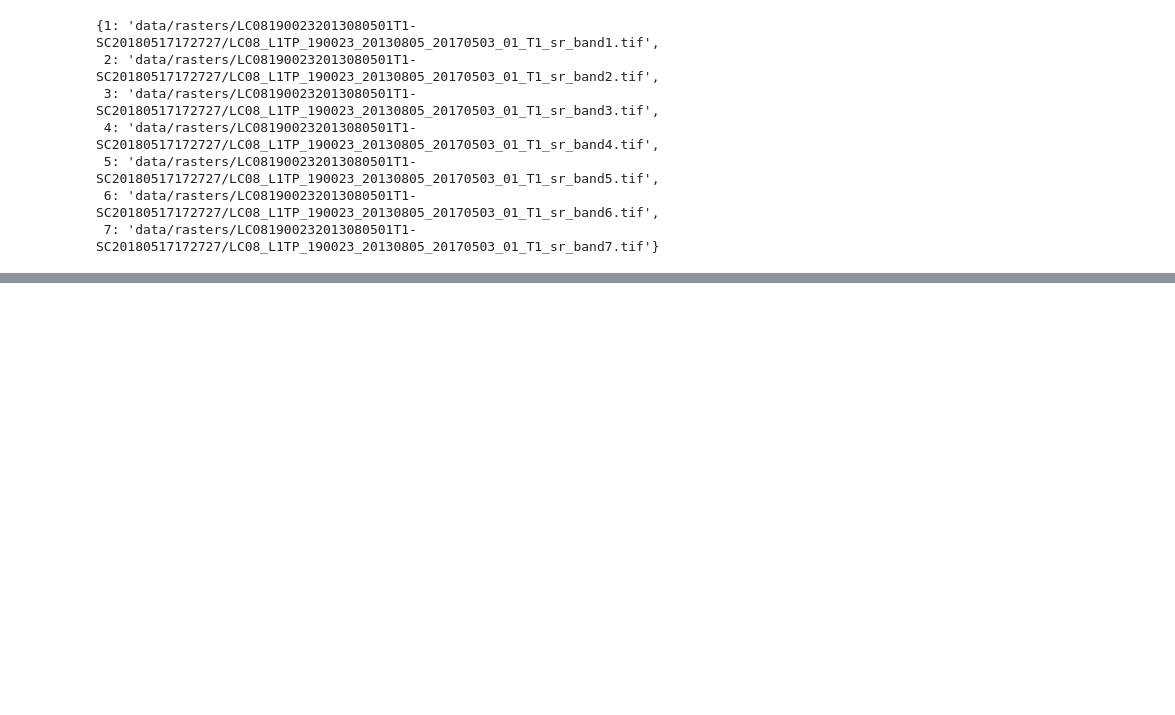
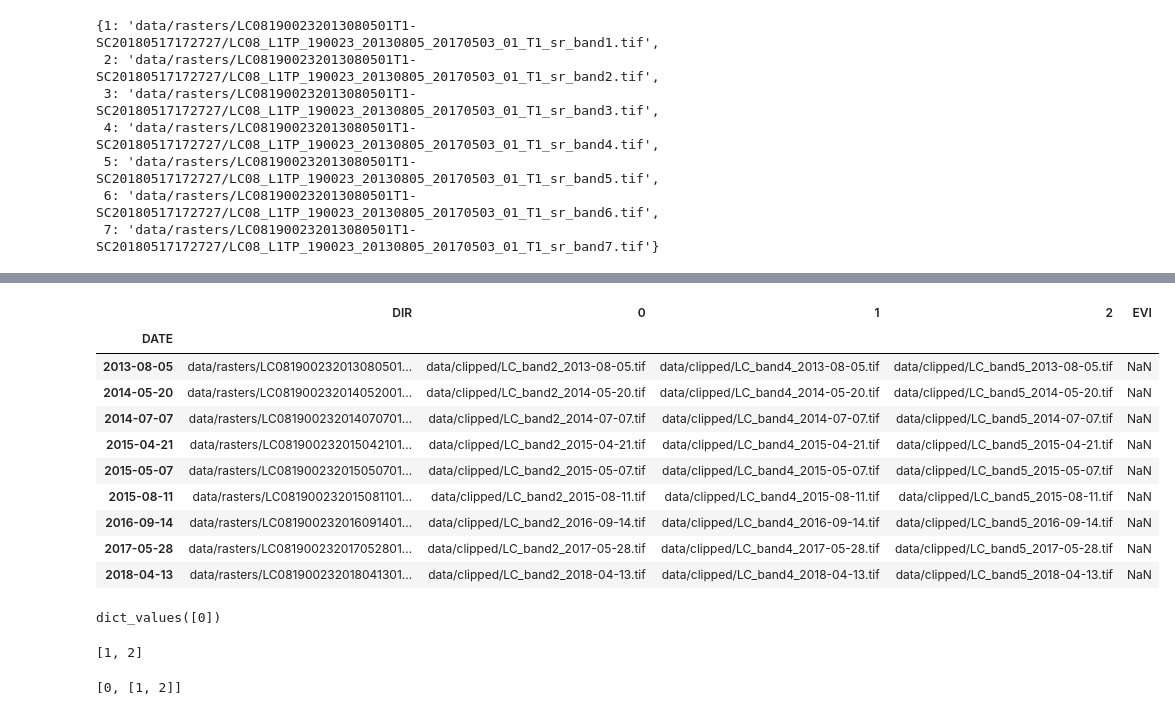
Before and after one commit to feleHaile/projections-clouds-and-Gdansk-Bay, a Jupyter notebook: t0.ipynb, the cells around one changed output, grey strips where cells are left out. Drawn from its saved outputs; the diff is of its cells as text; code cells hidden in the pictures; blank space fills up the shorter version.

```diff
--- a/t0.ipynb
+++ b/t0.ipynb
@@ -71,6 +76,8 @@ dataset
 # Prepare Area of Interest
 
 def get_epsg_from_raster(raster_address):
+    """Function reads raster data and gets its coordinate reference system.
+    Then it is converted to the European Petroleum Survey Group (EPSG) reference number."""
     with rio.open(raster_address) as f:
         band_crs = f.crs
         destination_epsg = band_crs['init'][5:]
@@ -264 +313,9 @@ Polygon does not cover raster area. Error occurs when projections are different
 File: data/clipped/LC_band5_2018-05-06.tif not saved. Raster has not been clipped.
+# %%
+# Remove unused files from the dataframe, add to the dataframe addresses of used data
+
+damaged_list = list(prepared_files[1].keys())
+clean_dataset = dataset.drop(labels=damaged_list)
+correct_df = pd.DataFrame.from_dict(prepared_files[0], orient='index')
+clean_dataset = clean_dataset.join(correct_df)
+clean_dataset
@@ -264,0 +334,28 @@ File: data/clipped/LC_band5_2018-05-06.tif not saved. Raster has not been clippe
+# %%
+# Calculate mean EVI for each of remaining dates
+
+def calculate_evi(bands):
+    """Function calculates evi indicator from given data and returns it as an evi map"""
+    # sort bands based on their names
+    bands.sort() # band 2, band 4, band 5
+
+    with rio.open(bands[2]) as a:
+        nir_band = (a.read()[0]/10000).astype(np.float)
+    with rio.open(bands[1]) as b:
+        r_band = (b.read()[0]/10000).astype(np.float)
+    with rio.open(bands[0]) as c:
+        b_band = (c.read()[0]/10000).astype(np.float)
+
+    numerator = nir_band - r_band
+    g = 2.5
+    c1 = 6
+    c2 = 7.5
+    l = 1
+    denominator = nir_band + c1 * r_band - c2 * b_band + l
+    evi = g * (numerator / denominator)
+    evi[evi > 1] = 1
+    evi[evi <= 0] = np.nan
+    print(np.nanmean(evi))
+    return evi
+# %%
+clean_dataset['EVI'] = clean_dataset.apply(np.nanmean(calculate_evi([clean_dataset[0][i], clean_dataset[1][i], clean_dataset[2][i]])))
@@ -264,0 +376,18 @@ File: data/clipped/LC_band5_2018-05-06.tif not saved. Raster has not been clippe
+# %%
+clean_dataset
+# %% [output]
+|  | DIR | 0 | 1 | 2 | EVI |
+| DATE |  |  |  |  |  |
+| 2013-08-05 | data/rasters/LC081900232013080501... | data/clipped/LC_band2_2013-08-05.tif | data/clipped/LC_band4_2013-08-05.tif | data/clipped/LC_band5_2013-08-05.tif | NaN |
+| 2014-05-20 | data/rasters/LC081900232014052001... | data/clipped/LC_band2_2014-05-20.tif | data/clipped/LC_band4_2014-05-20.tif | data/clipped/LC_band5_2014-05-20.tif | NaN |
+| 2014-07-07 | data/rasters/LC081900232014070701... | data/clipped/LC_band2_2014-07-07.tif | data/clipped/LC_band4_2014-07-07.tif | data/clipped/LC_band5_2014-07-07.tif | NaN |
+| 2015-04-21 | data/rasters/LC081900232015042101... | data/clipped/LC_band2_2015-04-21.tif | data/clipped/LC_band4_2015-04-21.tif | data/clipped/LC_band5_2015-04-21.tif | NaN |
+| 2015-05-07 | data/rasters/LC081900232015050701... | data/clipped/LC_band2_2015-05-07.tif | data/clipped/LC_band4_2015-05-07.tif | data/clipped/LC_band5_2015-05-07.tif | NaN |
+| 2015-08-11 | data/rasters/LC081900232015081101... | data/clipped/LC_band2_2015-08-11.tif | data/clipped/LC_band4_2015-08-11.tif | data/clipped/LC_band5_2015-08-11.tif | NaN |
+| 2016-09-14 | data/rasters/LC081900232016091401... | data/clipped/LC_band2_2016-09-14.tif | data/clipped/LC_band4_2016-09-14.tif | data/clipped/LC_band5_2016-09-14.tif | NaN |
+| 2017-05-28 | data/rasters/LC081900232017052801... | data/clipped/LC_band2_2017-05-28.tif | data/clipped/LC_band4_2017-05-28.tif | data/clipped/LC_band5_2017-05-28.tif | NaN |
+| 2018-04-13 | data/rasters/LC081900232018041301... | data/clipped/LC_band2_2018-04-13.tif | data/clipped/LC_band4_2018-04-13.tif | data/clipped/LC_band5_2018-04-13.tif | NaN |
+# %%
+d.values()
+# %% [output]
+dict_values([0])
@@ -264,0 +398,8 @@ File: data/clipped/LC_band5_2018-05-06.tif not saved. Raster has not been clippe
+# %%
+d[1]
+# %% [output]
+[1, 2]
+# %%
+list(d.values())
+# %% [output]
+[0, [1, 2]]
```
Also changed, not shown: parts of 8 cells of this notebook.
